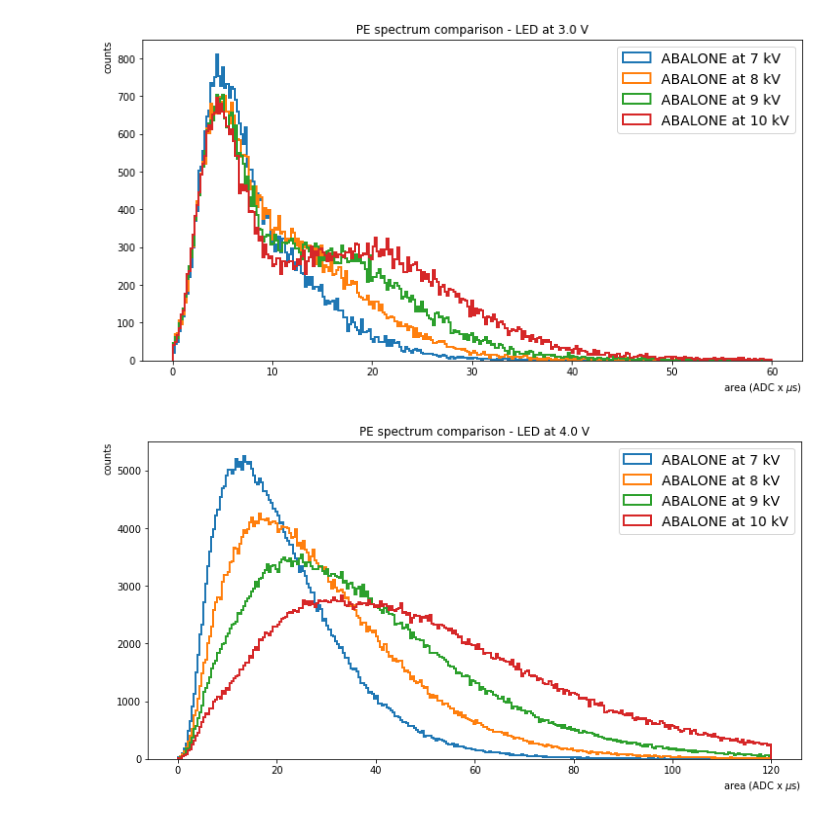
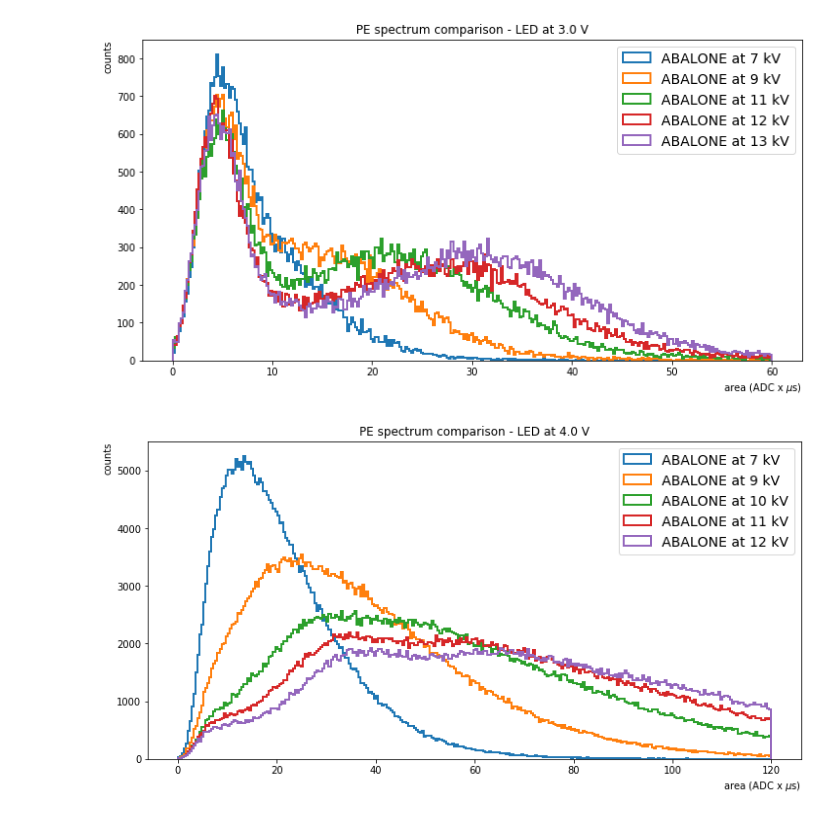
Before and after one commit to valerioda/abalone, a Jupyter notebook: compare_abalone_rampingup.ipynb, the cells around one changed output. Drawn from its saved outputs; the diff is of its cells as text; code cells hidden in the pictures.

```diff
--- a/compare_abalone_rampingup.ipynb
+++ b/compare_abalone_rampingup.ipynb
@@ -45,10 +45,14 @@ df_7 = pd.read_hdf('processed_data/data_ABALONE_7kV_SiPM2_32V_LED_3V.h5')
 df_8 = pd.read_hdf('processed_data/data_ABALONE_8kV_SiPM2_32V_LED_3V.h5')
 df_9 = pd.read_hdf('processed_data/data_ABALONE_9kV_SiPM2_32V_LED_3V.h5')
 df_10 = pd.read_hdf('processed_data/data_ABALONE_10kV_SiPM2_32V_LED_3V.h5')
+df_11 = pd.read_hdf('processed_data/data_ABALONE_11kV_SiPM2_32V_LED_3V.h5')
+df_12 = pd.read_hdf('processed_data/data_ABALONE_12kV_SiPM2_32V_LED_3V.h5')
+df_13 = pd.read_hdf('processed_data/data_ABALONE_13kV_SiPM2_32V_LED_3V.h5')
 # %%
-compare_pe_spectrum(df_7['area'],df_8['area'],df_9['area'],df_10['area'],volts=(7,8,9,10),low=0,high=60,bins=300,ledv=3)
+compare_pe_spectrum(df_7['area'],df_9['area'],df_11['area'],df_12['area'],df_13['area'],
+                    volts=(7,9,11,12,13),low=0,high=60,bins=300,ledv=3)
 # %% [output]
-[figure, old version]
+[figure, new version]
 # %%
 df4_7 = pd.read_hdf('processed_data/data_ABALONE_7kV_SiPM2_32V_LED_4V.h5')
 df4_8 = pd.read_hdf('processed_data/data_ABALONE_8kV_SiPM2_32V_LED_4V.h5')
@@ -57,4 +64,5 @@ df4_10 = pd.read_hdf('processed_data/data_ABALONE_10kV_SiPM2_32V_LED_4V.h5')
 # %%
-compare_pe_spectrum(df4_7['area'],df4_8['area'],df4_9['area'],df4_10['area'], volts=(7,8,9,10), low=0, high=120, bins=300, ledv=4)
+compare_pe_spectrum(df4_7['area'],df4_9['area'],df4_11['area'],df4_12['area'],df4_13['area'],
+                    volts=(7,9,10,11,12), low=0, high=120, bins=300, ledv=4)
 # %% [output]
-[figure, old version]
+[figure, new version]
```
Also changed, not shown: parts of 1 cell of this notebook, 1 other file.
